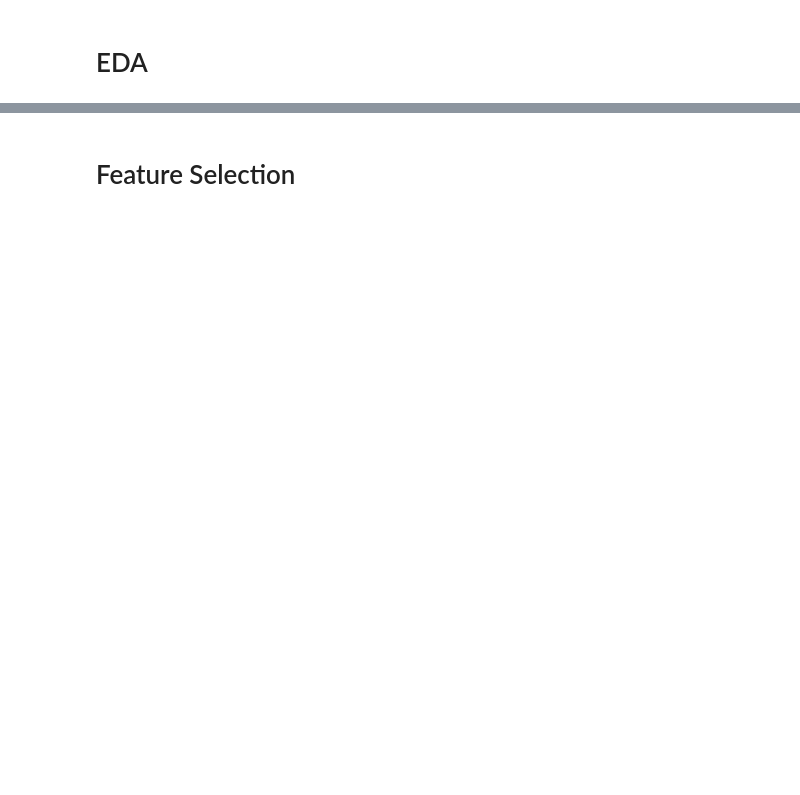
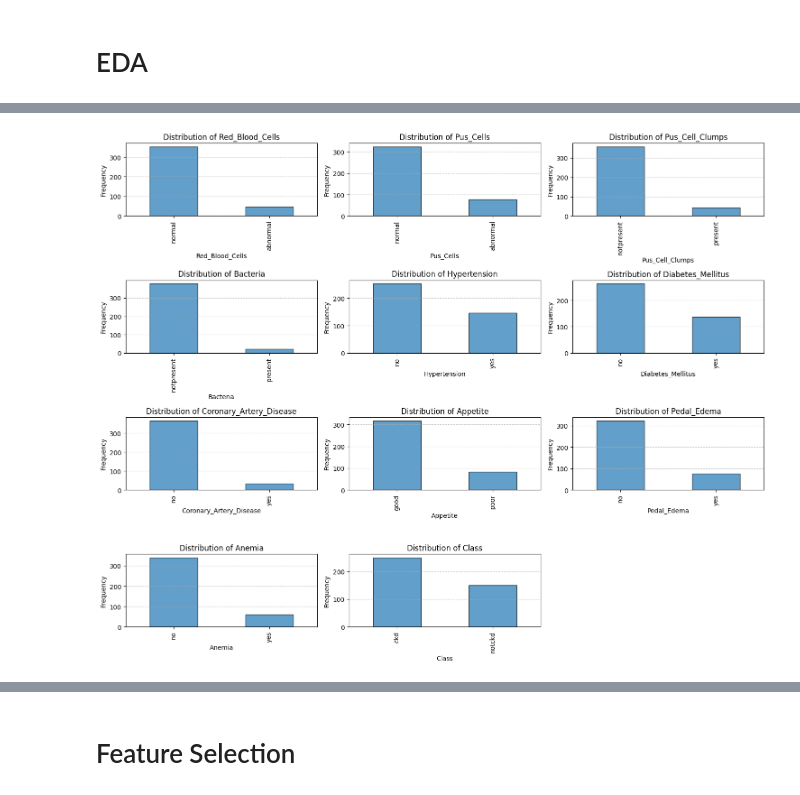
Before and after one commit to sanaullahgithub/Final_Project_kidney_disease_Classification, a Jupyter notebook: Kidney_disease_Classification.ipynb, the cells around one changed output, grey strips where cells are left out. Saved outputs shown, nothing was run; the diff lists cells and outputs as text; code cells hidden in the pictures; blank space fills up the shorter version.

```diff
--- a/Kidney_disease_Classification.ipynb
+++ b/Kidney_disease_Classification.ipynb
@@ -225,0 +313,31 @@ Unique values in 'class': ['ckd' 'notckd']
+# %%
+# Automatically identify categorical columns using DataFrame's `select_dtypes` method
+categorical_features = data_combined.select_dtypes(include=["object", "category"]).columns
+
+# Calculate the number of rows and columns dynamically
+n_features = len(categorical_features)
+n_cols = 3  # Set the number of columns
+n_rows = math.ceil(n_features / n_cols)  # Calculate the required number of rows
+
+# Create subplots
+fig, axes = plt.subplots(nrows=n_rows, ncols=n_cols, figsize=(15, 12))
+axes = axes.flatten()
+
+for idx, feature in enumerate(categorical_features):
+    ax = axes[idx]
+    data_combined[feature].value_counts().plot(
+        kind="bar", ax=ax, alpha=0.7, edgecolor="black"
+    )
+    ax.set_title(f"Distribution of {feature}")
+    ax.set_xlabel(feature)
+    ax.set_ylabel("Frequency")
+    ax.grid(axis='y', linestyle='--', alpha=0.7)
+
+# Hide any unused subplots
+for idx in range(len(categorical_features), len(axes)):
+    fig.delaxes(axes[idx])
+
+plt.tight_layout()
+plt.show()
+# %% [output]
+[figure, added]
```
Also changed, not shown: parts of 27 cells of this notebook.
